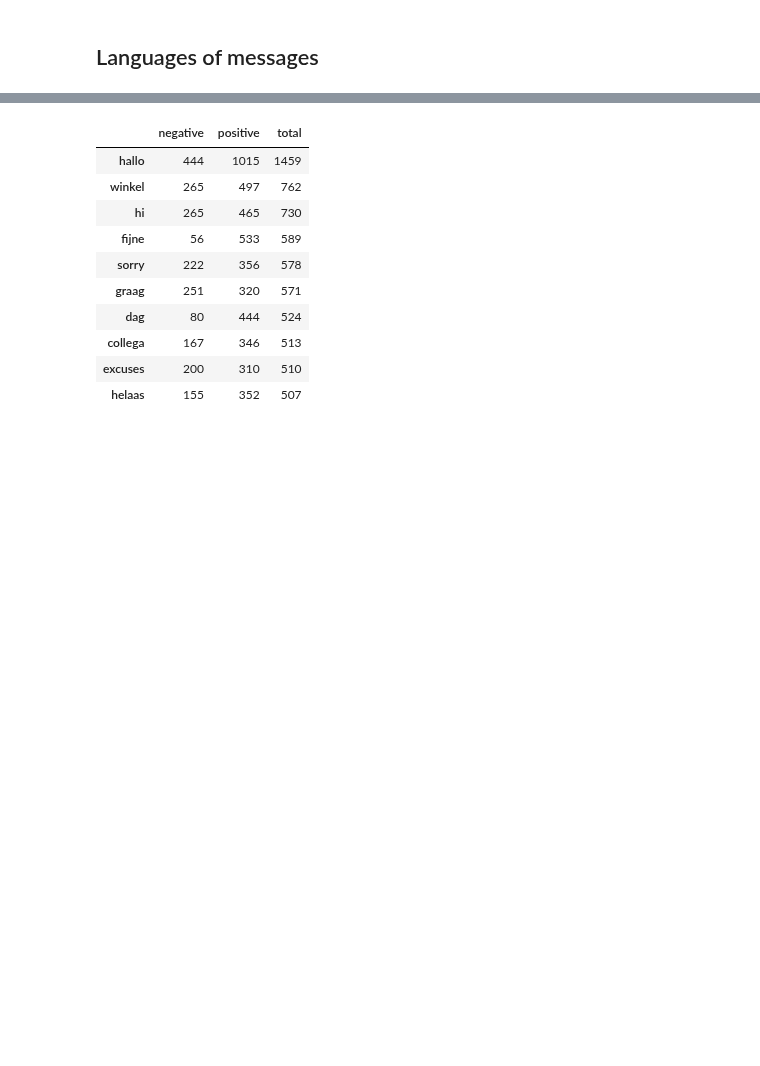
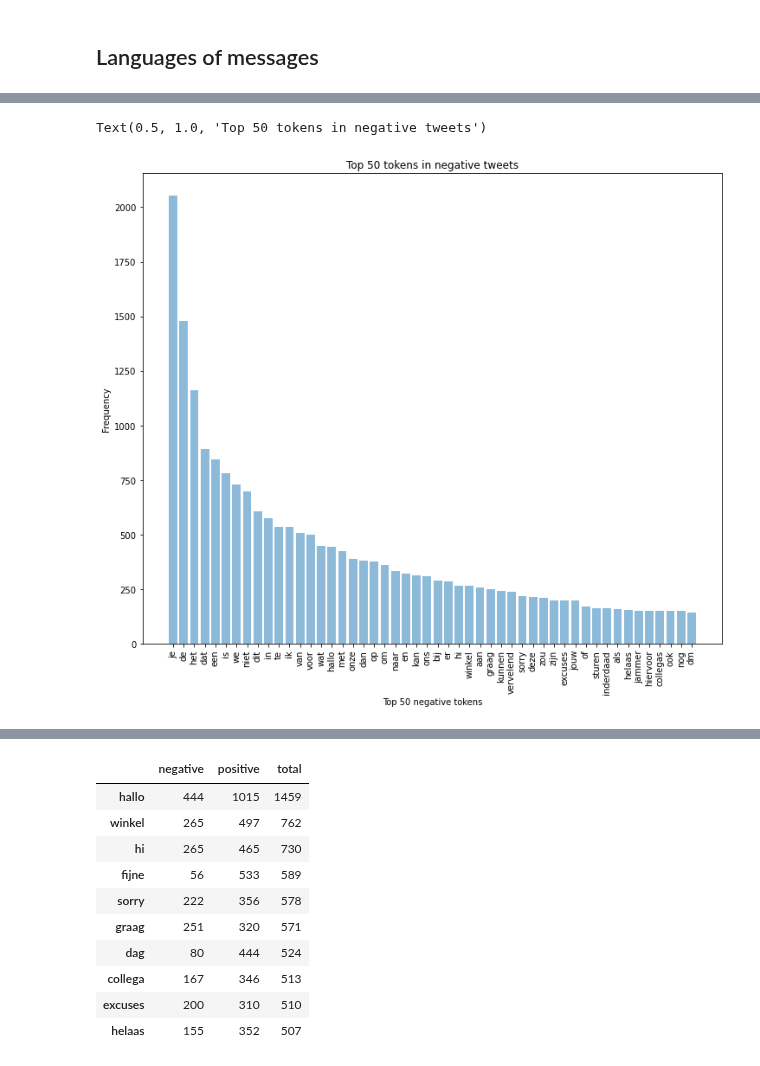
Before and after one commit to dpbac/twitter_analysis_online_grocery_NL, a Jupyter notebook: notebooks/04-EDA and Sentiment Analysis.ipynb, the cells around one changed output, grey strips where cells are left out. Drawn from its saved outputs; the diff is of its cells as text; code cells hidden in the pictures; blank space fills up the shorter version.

Commit message:
Sentiment analysis word frequency analysis

```diff
--- a/notebooks/04-EDA and Sentiment Analysis.ipynb
+++ b/notebooks/04-EDA and Sentiment Analysis.ipynb
@@ -467,0 +507,4 @@ CountVectorizer(analyzer='word', binary=False, decode_error='strict',
+# %%
+# model with all words
+cvec_with = CountVectorizer()
+cvec_with.fit(df_all.cleaned_text)
@@ -471,0 +548,13 @@ len(cvec.get_feature_names())
+# %%
+neg_doc_matrix = cvec_with.transform(df_all[df_all.sentiment == 'negative'].cleaned_text)
+pos_doc_matrix = cvec_with.transform(df_all[df_all.sentiment == 'positive'].cleaned_text)
+neg_tf = np.sum(neg_doc_matrix,axis=0)
+pos_tf = np.sum(pos_doc_matrix,axis=0)
+neg = np.squeeze(np.asarray(neg_tf))
+pos = np.squeeze(np.asarray(pos_tf))
+term_freq_df_with = pd.DataFrame([neg,pos],columns=cvec_with.get_feature_names()).transpose()
+term_freq_df_with.head()
+
+term_freq_df_with.columns = ['negative', 'positive']
+term_freq_df_with['total'] = term_freq_df_with['negative'] + term_freq_df_with['positive']
+term_freq_df_with.sort_values(by='total', ascending=False).iloc[:10]
@@ -471,0 +598,11 @@ len(cvec.get_feature_names())
+# %%
+y_pos = np.arange(50)
+plt.figure(figsize=(12,10))
+plt.bar(y_pos, term_freq_df_with.sort_values(by='negative', ascending=False)['negative'][:50], align='center', alpha=0.5)
+plt.xticks(y_pos, term_freq_df_with.sort_values(by='negative', ascending=False)['negative'][:50].index,rotation='vertical')
+plt.ylabel('Frequency')
+plt.xlabel('Top 50 negative tokens')
+plt.title('Top 50 tokens in negative tweets')
+# %% [output]
+Text(0.5, 1.0, 'Top 50 tokens in negative tweets')
+[figure, added]
```
Also changed, not shown: parts of 35 cells of this notebook.
